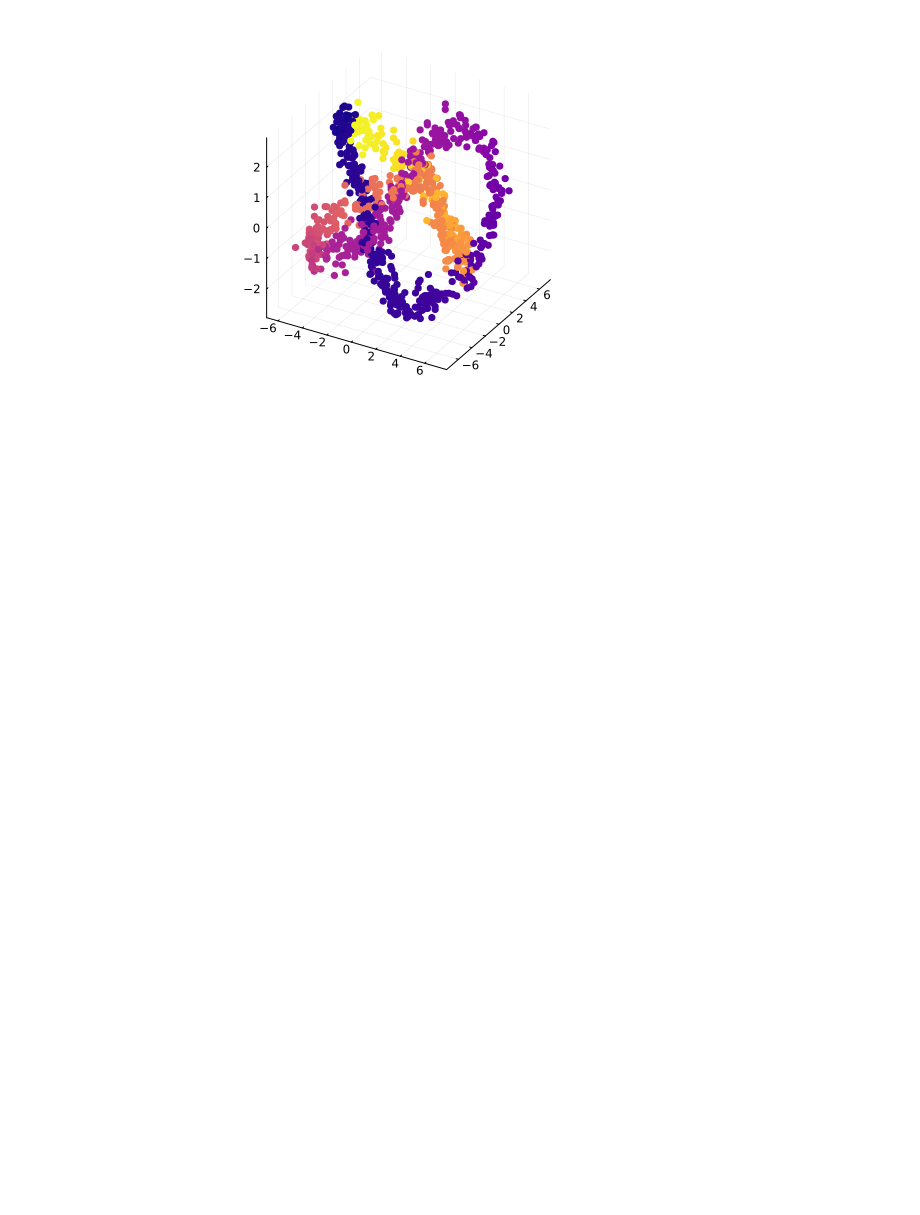
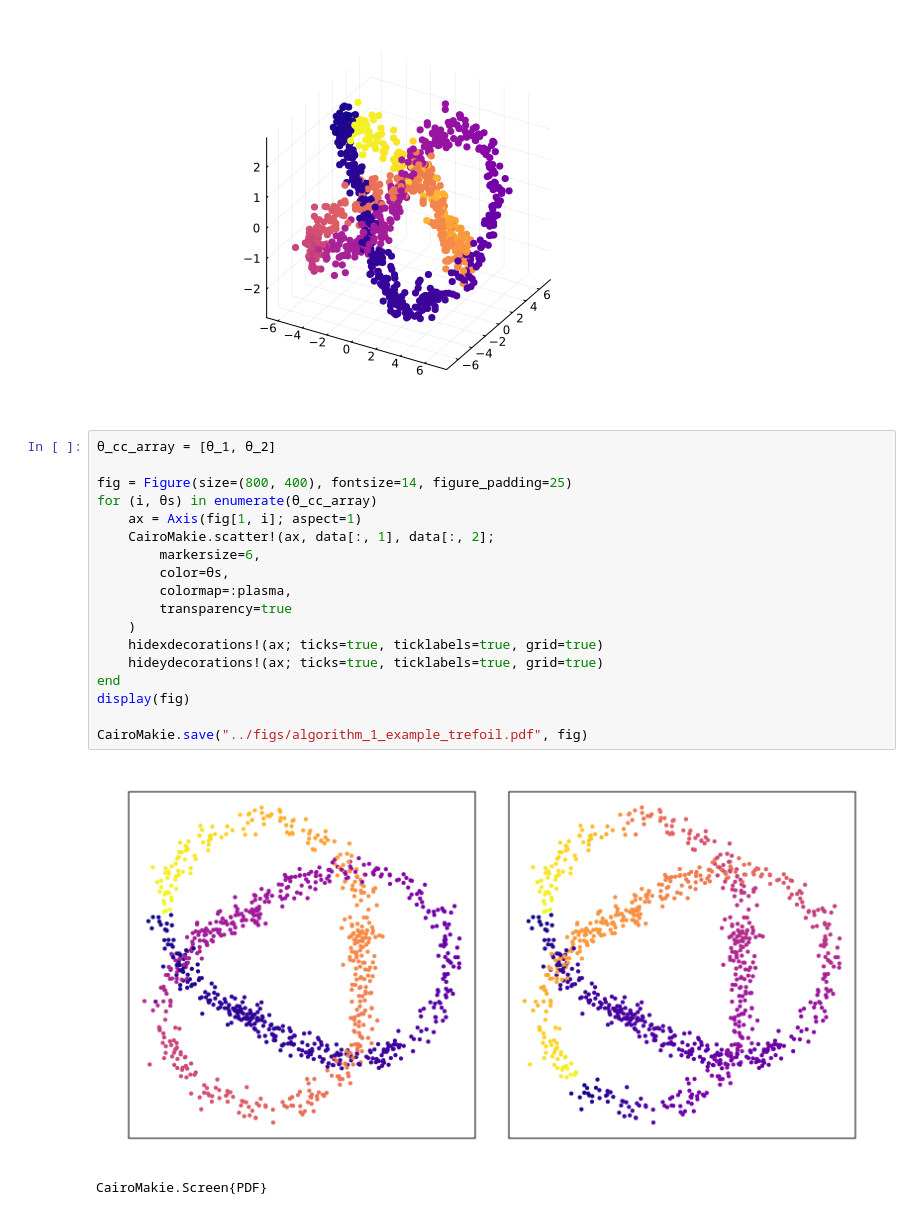
Before and after one commit to MathiasKarsrudNordal/lifting-heuristic-circular-coordinates, a Jupyter notebook: notebooks/algorithm_1_example.ipynb, the cells around one changed output. Drawn from its saved outputs; the diff is of its cells as text; blank space fills up the shorter version.

```diff
--- a/notebooks/algorithm_1_example.ipynb
+++ b/notebooks/algorithm_1_example.ipynb
@@ -323,3 +313,24 @@ Plots.scatter(data[:, 1], data[:, 2], data[:, 3],
 )
 # %% [output]
 [figure]
+# %%
+θ_cc_array = [θ_1, θ_2]
+
+fig = Figure(size=(800, 400), fontsize=14, figure_padding=25)
+for (i, θs) in enumerate(θ_cc_array)
+    ax = Axis(fig[1, i]; aspect=1)
+    CairoMakie.scatter!(ax, data[:, 1], data[:, 2];
+        markersize=6,
+        color=θs,
+        colormap=:plasma,
+        transparency=true
+    )
+    hidexdecorations!(ax; ticks=true, ticklabels=true, grid=true)
+    hideydecorations!(ax; ticks=true, ticklabels=true, grid=true)
+end
+display(fig)
+
+CairoMakie.save("../figs/algorithm_1_example_trefoil.pdf", fig)
+# %% [output]
+[figure, added]
+CairoMakie.Screen{PDF}
```
Also changed, not shown: parts of 5 cells of this notebook, 3 other files.
